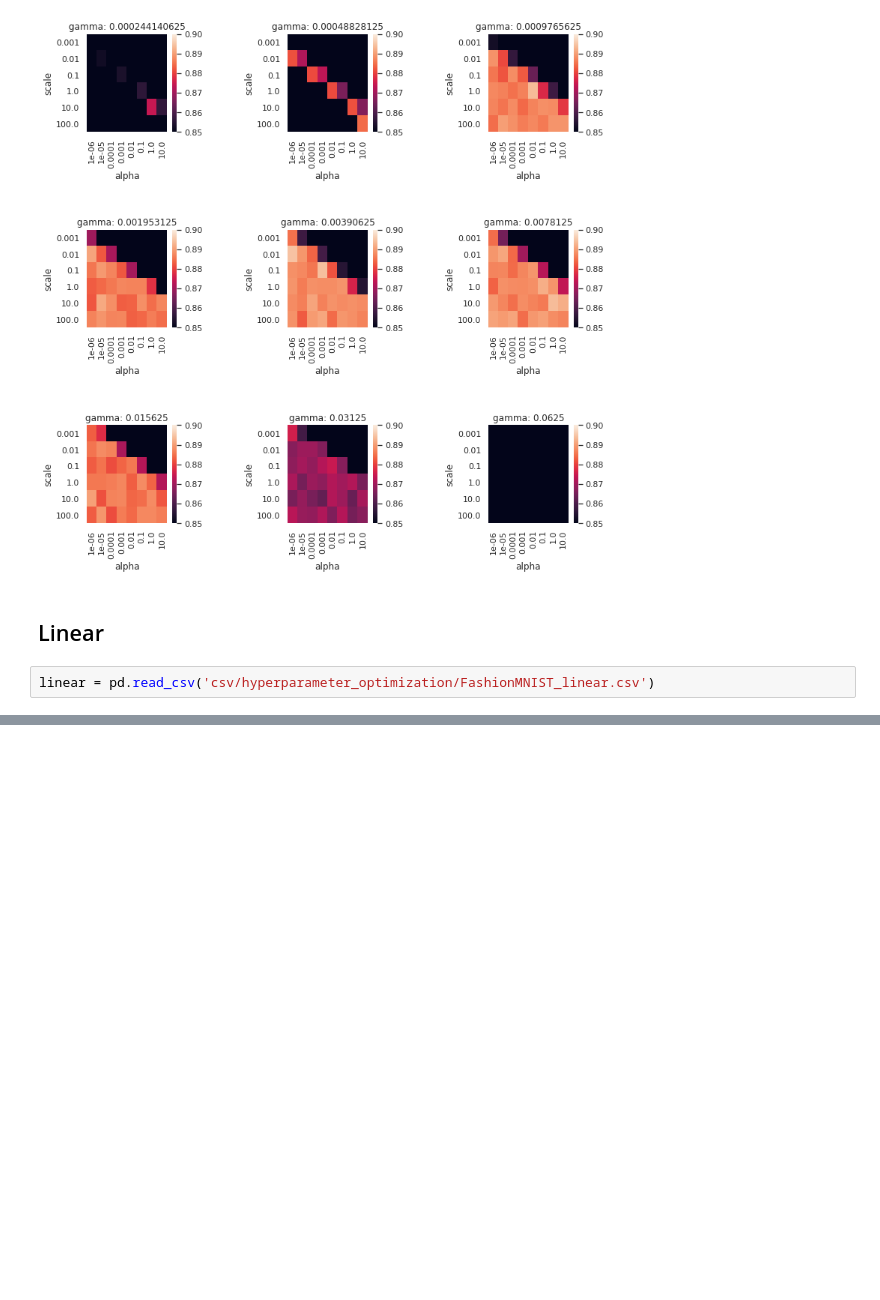
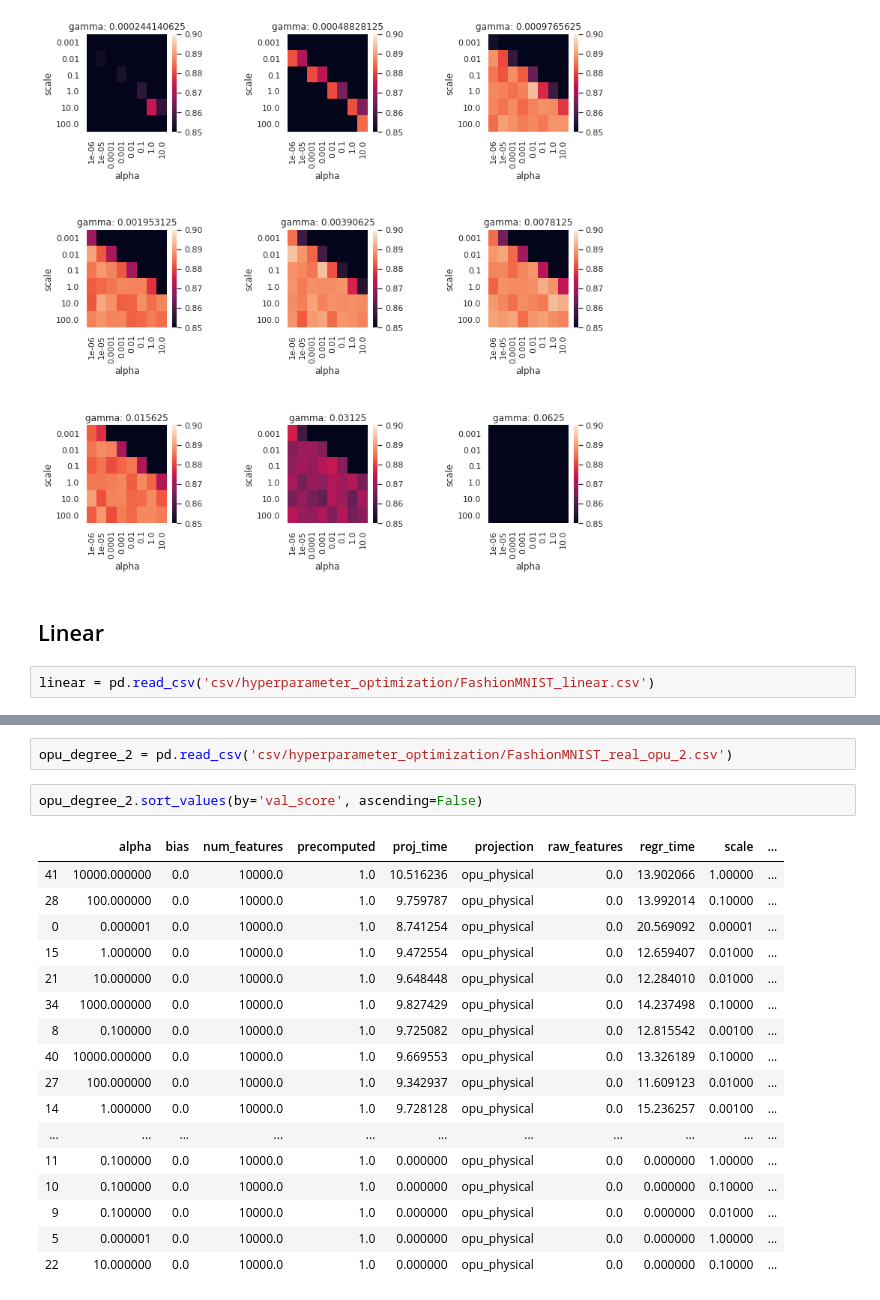
Before and after one commit to joneswack/opu-kernel-experiments, a Jupyter notebook: Hyperparameters-Fashion-MNIST.ipynb, the cells around one changed output, grey strips where cells are left out. Drawn from its saved outputs; the diff is of its cells as text; blank space fills up the shorter version.

```diff
--- a/Hyperparameters-Fashion-MNIST.ipynb
+++ b/Hyperparameters-Fashion-MNIST.ipynb
@@ -189,0 +201,22 @@ show_heatmaps(linear, 'scale', 'alpha', 'bias', vmin=0.80, vmax=0.85)
+# %%
+opu_degree_2 = pd.read_csv('csv/hyperparameter_optimization/FashionMNIST_real_opu_2.csv')
+# %%
+opu_degree_2.sort_values(by='val_score', ascending=False)
+# %% [output]
+|  | alpha | bias | num_features | precomputed | proj_time | projection | raw_features | regr_time | scale | ... |
+| 41 | 10000.000000 | 0.0 | 10000.0 | 1.0 | 10.516236 | opu_physical | 0.0 | 13.902066 | 1.00000 | ... |
+| 28 | 100.000000 | 0.0 | 10000.0 | 1.0 | 9.759787 | opu_physical | 0.0 | 13.992014 | 0.10000 | ... |
+| 0 | 0.000001 | 0.0 | 10000.0 | 1.0 | 8.741254 | opu_physical | 0.0 | 20.569092 | 0.00001 | ... |
+| 15 | 1.000000 | 0.0 | 10000.0 | 1.0 | 9.472554 | opu_physical | 0.0 | 12.659407 | 0.01000 | ... |
+| 21 | 10.000000 | 0.0 | 10000.0 | 1.0 | 9.648448 | opu_physical | 0.0 | 12.284010 | 0.01000 | ... |
+| 34 | 1000.000000 | 0.0 | 10000.0 | 1.0 | 9.827429 | opu_physical | 0.0 | 14.237498 | 0.10000 | ... |
+| 8 | 0.100000 | 0.0 | 10000.0 | 1.0 | 9.725082 | opu_physical | 0.0 | 12.815542 | 0.00100 | ... |
+| 40 | 10000.000000 | 0.0 | 10000.0 | 1.0 | 9.669553 | opu_physical | 0.0 | 13.326189 | 0.10000 | ... |
+| 27 | 100.000000 | 0.0 | 10000.0 | 1.0 | 9.342937 | opu_physical | 0.0 | 11.609123 | 0.01000 | ... |
+| 14 | 1.000000 | 0.0 | 10000.0 | 1.0 | 9.728128 | opu_physical | 0.0 | 15.236257 | 0.00100 | ... |
+| ... | ... | ... | ... | ... | ... | ... | ... | ... | ... | ... |
+| 11 | 0.100000 | 0.0 | 10000.0 | 1.0 | 0.000000 | opu_physical | 0.0 | 0.000000 | 1.00000 | ... |
+| 10 | 0.100000 | 0.0 | 10000.0 | 1.0 | 0.000000 | opu_physical | 0.0 | 0.000000 | 0.10000 | ... |
+| 9 | 0.100000 | 0.0 | 10000.0 | 1.0 | 0.000000 | opu_physical | 0.0 | 0.000000 | 0.01000 | ... |
+| 5 | 0.000001 | 0.0 | 10000.0 | 1.0 | 0.000000 | opu_physical | 0.0 | 0.000000 | 1.00000 | ... |
+| 22 | 10.000000 | 0.0 | 10000.0 | 1.0 | 0.000000 | opu_physical | 0.0 | 0.000000 | 0.10000 | ... |
```
Also changed, not shown: parts of 5 cells of this notebook, 8 other files.
